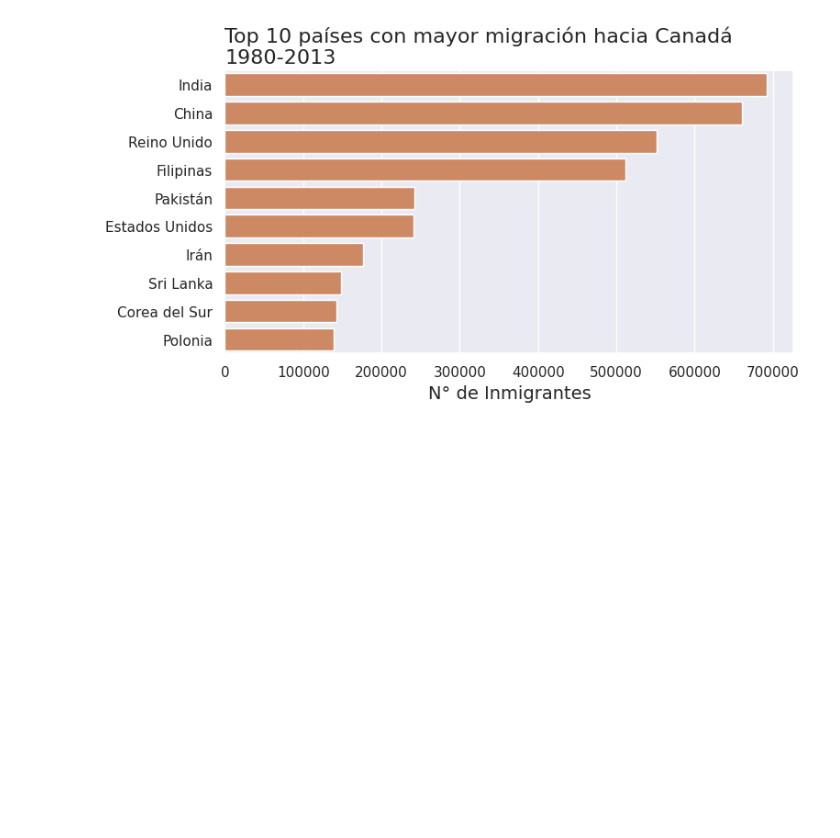
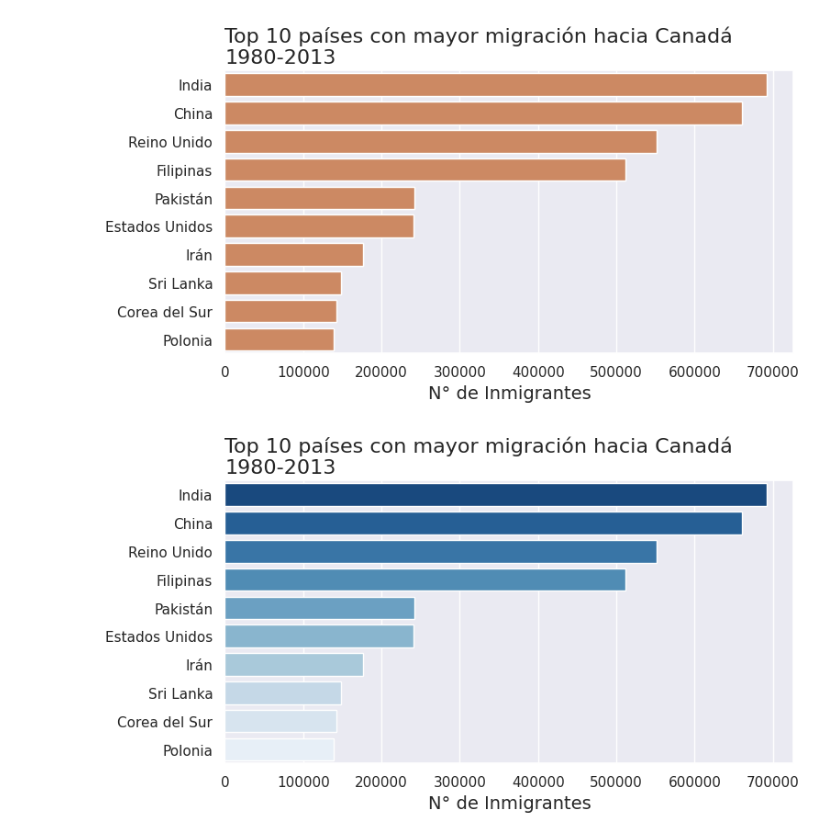
Before and after one commit to Nataliahfk/visualizacion_datos_graficos_python, a Jupyter notebook: visualizacion_de_datos_con_graficos_python.ipynb, the cells around one changed output. Cells and saved outputs as stored; diff of their text form; code cells hidden in the pictures; blank space fills up the shorter version.

```diff
--- a/visualizacion_de_datos_con_graficos_python.ipynb
+++ b/visualizacion_de_datos_con_graficos_python.ipynb
@@ -453,3 +453,22 @@ ax.set_ylabel('')
 plt.show()
 # %% [output]
 [figure]
+# %%
+# crear una f(x) para ver en seabor que paleta de colores queremos para el gráfico
+# Si quieres varios colores → usa palette + hue
+# Si quieres un solo color → NO uses palette
+
+def generar_grafico(palette):
+  fig, ax = plt.subplots(figsize=(8,4))
+  ax = sns.barplot(data=top_10, x='Total', y= top_10.index,  hue=top_10.index, orient='h',
+                   palette=palette , legend=False) #  Con hue=top_10.index le dices a Seaborn:“Colorea usando esta categoría”.
+                                                                    # Y legend=False evita que te dibuje una leyenda repetitiva.
+  ax.set_title('Top 10 países con mayor migración hacia Canadá\n1980-2013',
+        loc = 'left', fontsize = 16) # loc = 'left' significa que el tirulo estara ubicado hacia la izquierda, fontsize = 16 (tamaño letra)
+  ax.set_xlabel('N° de Inmigrantes', fontsize=14)
+  ax.set_ylabel('')
+  plt.show()
+# %%
+generar_grafico('Blues_r') # r es de reversa, ya que el color mas oscuro lo estaba asignando al menor valor, con la r lo asigna al mayor valor
+# %% [output]
+[figure, added]
```
Also changed, not shown: parts of 1 cell of this notebook.
